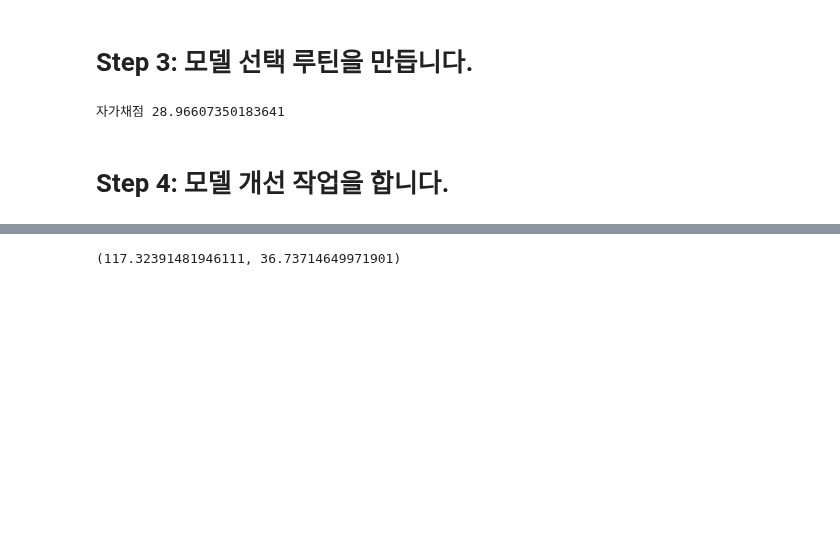
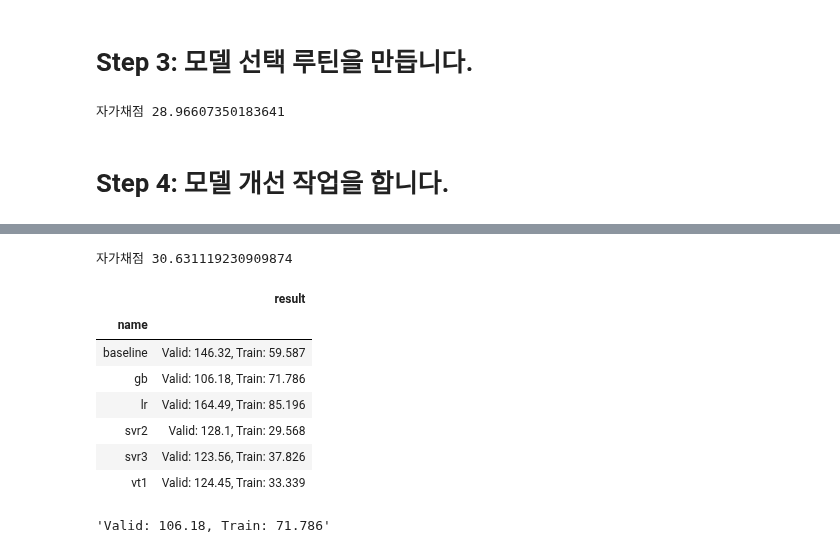
Before and after one commit to sunkusun9/DS_lv3_2502, a Jupyter notebook: sec_ds_lv3_prob3_kaggle.ipynb, the cells around one changed output, grey strips where cells are left out. Saved outputs shown, nothing was run; the diff lists cells and outputs as text; code cells hidden in the pictures; blank space fills up the shorter version.

Commit message:
Day1 Kaggle 풀이 올립니다.

```diff
--- a/sec_ds_lv3_prob3_kaggle.ipynb
+++ b/sec_ds_lv3_prob3_kaggle.ipynb
@@ -314,31 +344,46 @@ from sklearn.ensemble import VotingRegressor
-# %%
-# GB: Gradient Boosting Tree
-
-from sklearn.ensemble import GradientBoostingRegressor
-
-X_gb = "15분, 30분, 45분, 60분, DayName, Hour, AM, Weekend_yn, Holiday_yn, Avg, TotalHour, 생산량, 기온, 풍속, 습도, 강수량, 전기요금(계절), 공장인원, 인건비"
-X_gb = [i.strip() for i in X_gb.split(',')]
-
-# 별도의 전처리 없이 지정한 변수들을 사용합니다.
-ct = ColumnTransformer([
-    ('pt', 'passthrough', X_gb)
-])
-# 모델을 튜닝해봅니다.  n_estimators, learning_rate, max_depth, min_samples_leaf
-reg_gb = make_pipeline(
-    ct,
-    GradientBoostingRegressor(
-        loss = 'huber', # 손실함수: huber
-        n_estimators = 75, # 트리의 수: 75
-        max_depth = 7, # 트리의 최대 깊이: 7
-        min_samples_leaf = 4,# 리프 노드(Leaf Node)의 최소 샘플 수: 4
-        random_state = 123 # 랜덤 시드: 123
-    )
-)
-# 방향성을 생각해보고
-# Hyper Parameter의 의미를 기반으로 하에 방향성에 맞는 튜닝을 진행해봅니다.
-eval_model('gb', reg_gb)
-# %% [output]
-(117.32391481946111, 36.73714649971901)
+# %%
+prd = select_model(reg_svr3)
+# 자가 채점
+print("자가채점", mean_absolute_error(s_kaggle_ans, prd))
+# %% [output]
+자가채점 30.631119230909874
+# %%
+# GB: Gradient Boosting Tree
+
+from sklearn.ensemble import GradientBoostingRegressor
+
+X_gb = "15분, 30분, 45분, 60분, DayName, Hour, AM, Weekend_yn, Holiday_yn, Avg, TotalHour, 생산량, 기온, 풍속, 습도, 강수량, 전기요금(계절), 공장인원, 인건비"
+X_gb = [i.strip() for i in X_gb.split(',')]
+
+# 별도의 전처리 없이 지정한 변수들을 사용합니다.
+ct = ColumnTransformer([
+    ('pt', 'passthrough', X_gb)
+])
+# 모델을 튜닝해봅니다.  n_estimators, learning_rate, max_depth, min_samples_leaf
+reg_gb = make_pipeline(
+    ct,
+    GradientBoostingRegressor(
+        loss = 'huber', # 손실함수: huber
+        n_estimators = 500, #
+        learning_rate = 0.01,
+        max_depth = 5, # 트리의 최대 깊이: 7
+        min_samples_leaf = 8,# 리프 노드(Leaf Node)의 최소 샘플 수: 4
+        random_state = 123 # 랜덤 시드: 123
+    )
+)
+# 방향성을 생각해보고
+# Hyper Parameter의 의미를 기반으로 하에 방향성에 맞는 튜닝을 진행해봅니다.
+eval_model('gb', reg_gb)
+# %% [output]
+|  | result |
+| name |  |
+| baseline | Valid: 146.32, Train: 59.587 |
+| gb | Valid: 106.18, Train: 71.786 |
+| lr | Valid: 164.49, Train: 85.196 |
+| svr2 | Valid: 128.1, Train: 29.568 |
+| svr3 | Valid: 123.56, Train: 37.826 |
+| vt1 | Valid: 124.45, Train: 33.339 |
+'Valid: 106.18, Train: 71.786'
 # %%
 # XGB: XGBoost
 
```
Also changed, not shown: parts of 8 cells of this notebook.
